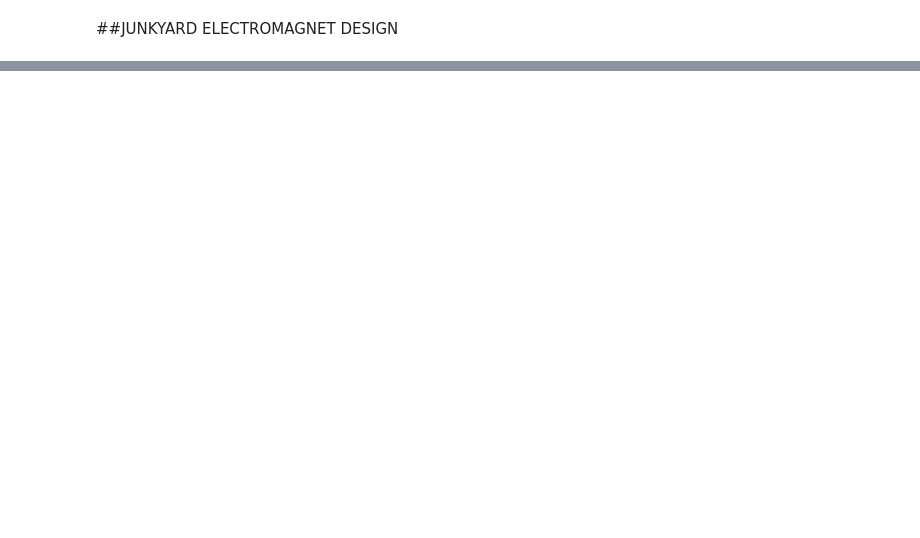
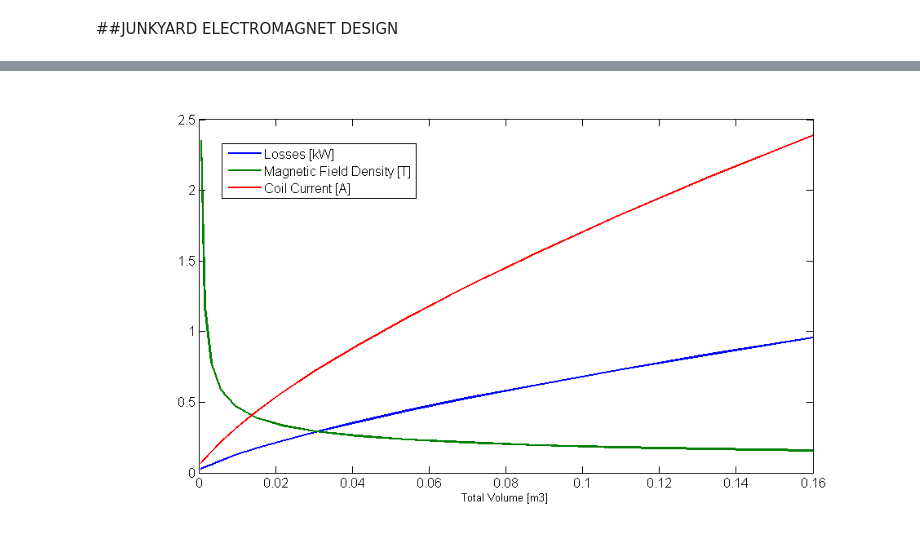
Before and after one commit to ziyaozkan/githubdosyasi, a Jupyter notebook: junkyardmagnet.ipynb, the cells around one changed output, grey strips where cells are left out. Drawn from its saved outputs; the diff is of its cells as text; code cells hidden in the pictures; blank space fills up the shorter version.

```diff
--- a/junkyardmagnet.ipynb
+++ b/junkyardmagnet.ipynb
@@ -36,0 +68,5 @@ print "Hallo, ",raw
+# %%
+from IPython.display import Image
+Image(filename='electromagnetdesign.png')
+# %% [output]
+[figure, added]
```
Also changed, not shown: parts of 19 cells of this notebook, 3 other files.
